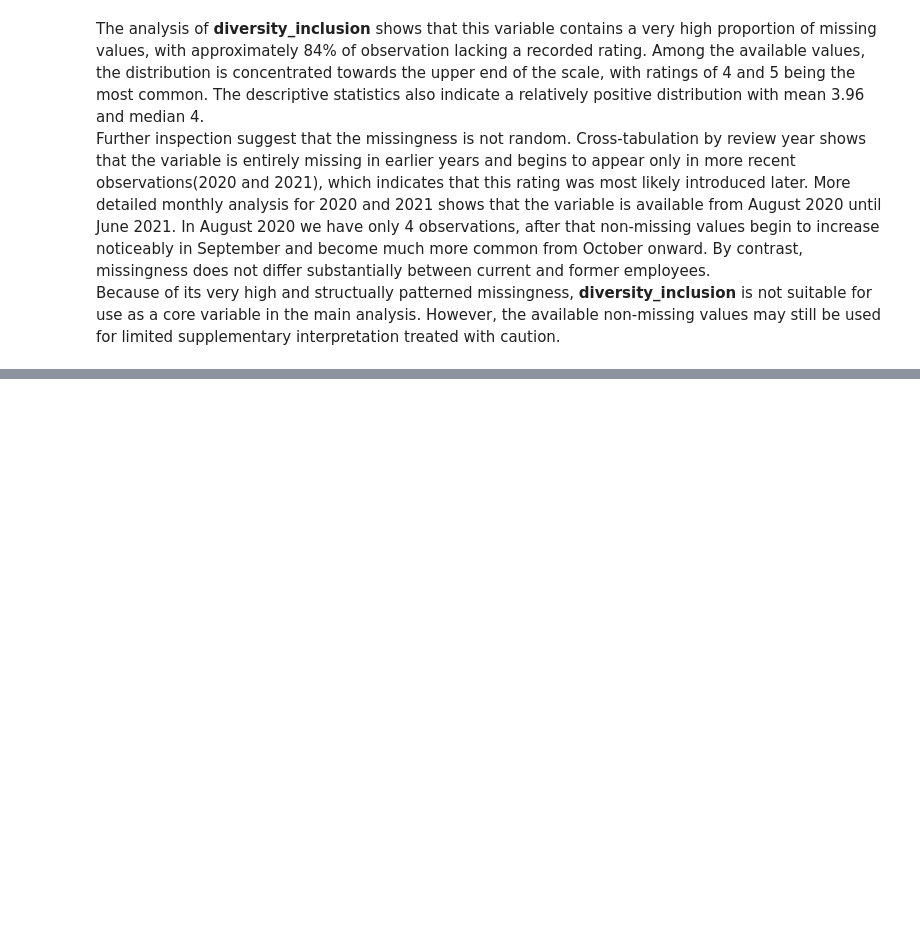
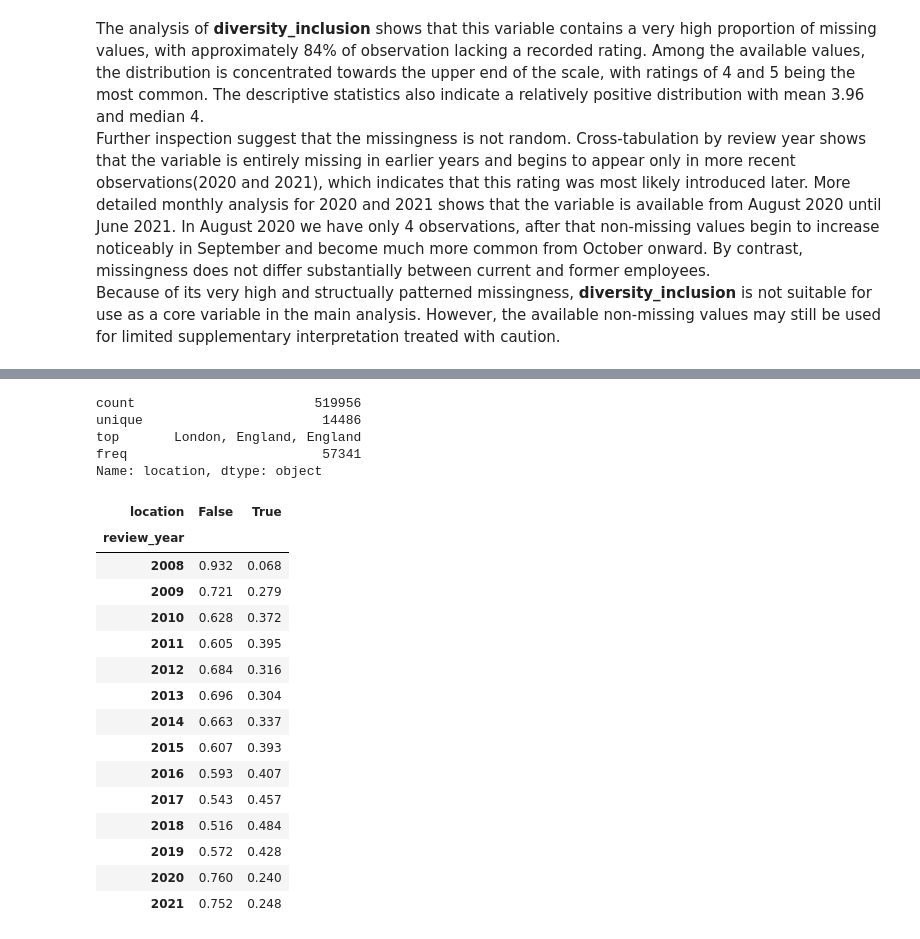
Before and after one commit to YoanaHadzhidimitrova/employee_review_analysis, a Jupyter notebook: employee_review_analysis.ipynb, the cells around one changed output, grey strips where cells are left out. Saved outputs shown, nothing was run; the diff lists cells and outputs as text; code cells hidden in the pictures; blank space fills up the shorter version.

Commit message:
Preprocess 'location' column

```diff
--- a/employee_review_analysis.ipynb
+++ b/employee_review_analysis.ipynb
@@ -467,0 +516,28 @@ Because of its very high and structually patterned missingness, **diversity_incl
+# %%
+glassdoor_reviews['location'].describe()
+# %% [output]
+count                       519956
+unique                       14486
+top       London, England, England
+freq                         57341
+Name: location, dtype: object
+# %%
+pd.crosstab(glassdoor_reviews['review_year'],
+            glassdoor_reviews['location'].isna(), normalize='index').round(3)
+# %% [output]
+| location | False | True |
+| review_year |  |  |
+| 2008 | 0.932 | 0.068 |
+| 2009 | 0.721 | 0.279 |
+| 2010 | 0.628 | 0.372 |
+| 2011 | 0.605 | 0.395 |
+| 2012 | 0.684 | 0.316 |
+| 2013 | 0.696 | 0.304 |
+| 2014 | 0.663 | 0.337 |
+| 2015 | 0.607 | 0.393 |
+| 2016 | 0.593 | 0.407 |
+| 2017 | 0.543 | 0.457 |
+| 2018 | 0.516 | 0.484 |
+| 2019 | 0.572 | 0.428 |
+| 2020 | 0.760 | 0.240 |
+| 2021 | 0.752 | 0.248 |
```
Also changed, not shown: parts of 15 cells of this notebook.
